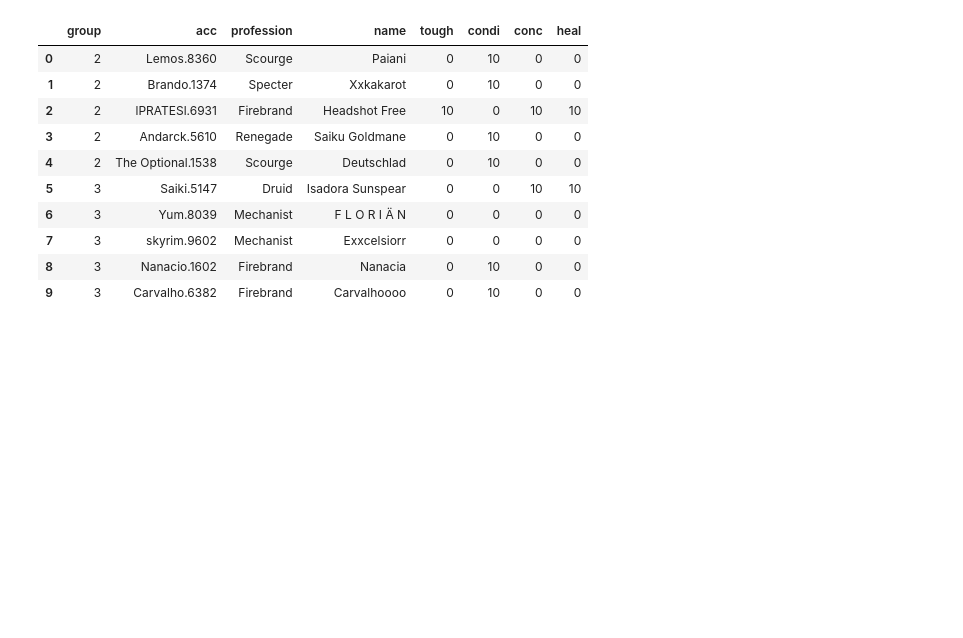
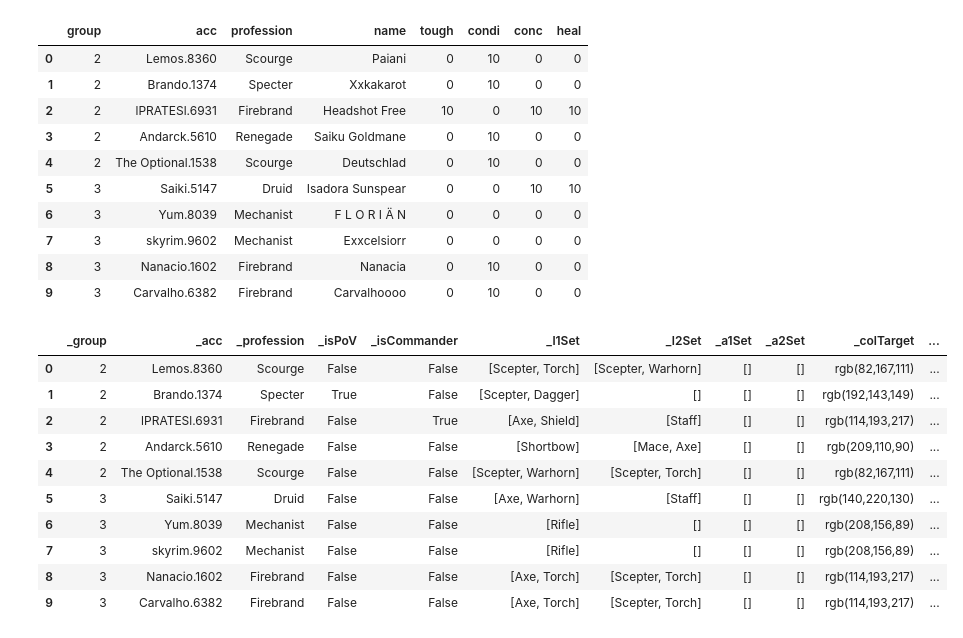
Before and after one commit to icharo-tb/GW2_SRS, a Jupyter notebook: ETL/TRANSFORM_01/script1-json_pandas.ipynb, the cells around one changed output. Drawn from its saved outputs; the diff is of its cells as text; code cells hidden in the pictures; blank space fills up the shorter version.

```diff
--- a/ETL/TRANSFORM_01/script1-json_pandas.ipynb
+++ b/ETL/TRANSFORM_01/script1-json_pandas.ipynb
@@ -260,3 +260,19 @@ players_info
 | 9 | 3 | Carvalho.6382 | Firebrand | Carvalhoooo | 0 | 10 | 0 | 0 |
 # %%
 #players_info.to_csv('players_info.csv', index=False)
+# %%
+df2 = pd.json_normalize(data,max_level=None,record_path=['players'],meta=['group','acc',['details','dmgDistributions']],record_prefix='_',errors='ignore')
+# %%
+df2
+# %% [output]
+|  | _group | _acc | _profession | _isPoV | _isCommander | _l1Set | _l2Set | _a1Set | _a2Set | _colTarget | ... |
+| 0 | 2 | Lemos.8360 | Scourge | False | False | [Scepter, Torch] | [Scepter, Warhorn] | [] | [] | rgb(82,167,111) | ... |
+| 1 | 2 | Brando.1374 | Specter | True | False | [Scepter, Dagger] | [] | [] | [] | rgb(192,143,149) | ... |
+| 2 | 2 | lPRATESl.6931 | Firebrand | False | True | [Axe, Shield] | [Staff] | [] | [] | rgb(114,193,217) | ... |
+| 3 | 2 | Andarck.5610 | Renegade | False | False | [Shortbow] | [Mace, Axe] | [] | [] | rgb(209,110,90) | ... |
+| 4 | 2 | The Optional.1538 | Scourge | False | False | [Scepter, Warhorn] | [Scepter, Torch] | [] | [] | rgb(82,167,111) | ... |
+| 5 | 3 | Saiki.5147 | Druid | False | False | [Axe, Warhorn] | [Staff] | [] | [] | rgb(140,220,130) | ... |
+| 6 | 3 | Yum.8039 | Mechanist | False | False | [Rifle] | [] | [] | [] | rgb(208,156,89) | ... |
+| 7 | 3 | skyrim.9602 | Mechanist | False | False | [Rifle] | [] | [] | [] | rgb(208,156,89) | ... |
+| 8 | 3 | Nanacio.1602 | Firebrand | False | False | [Axe, Torch] | [Scepter, Torch] | [] | [] | rgb(114,193,217) | ... |
+| 9 | 3 | Carvalho.6382 | Firebrand | False | False | [Axe, Torch] | [Scepter, Torch] | [] | [] | rgb(114,193,217) | ... |
```
Also changed, not shown: parts of 11 cells of this notebook, 3 other files.
